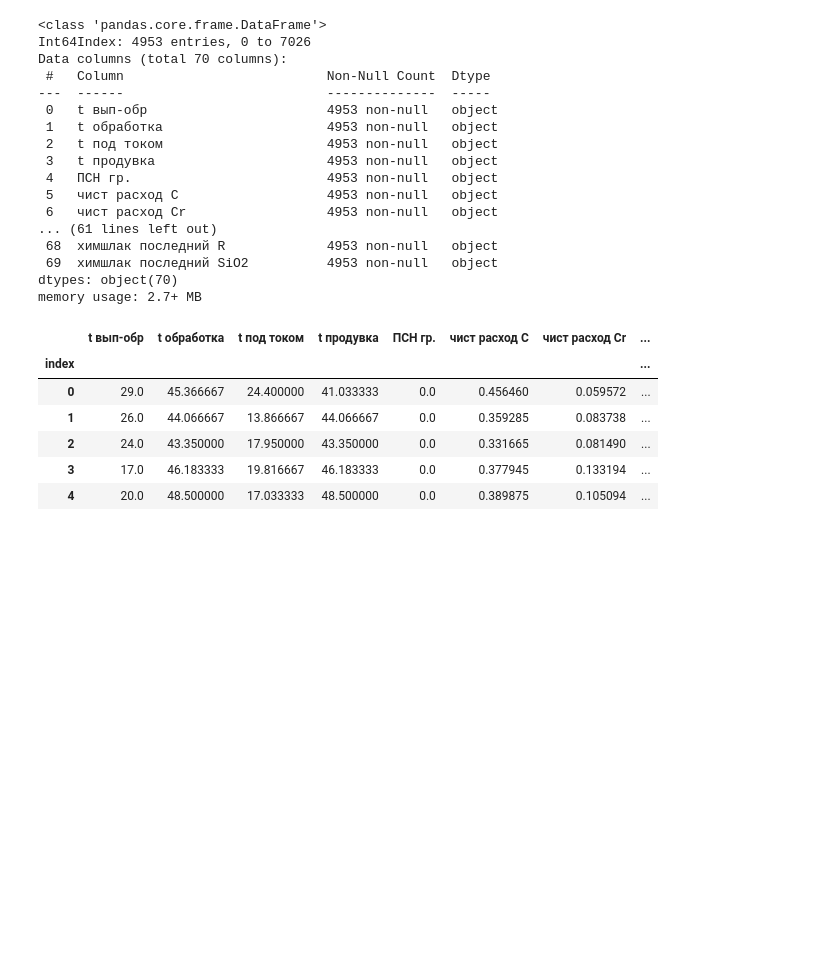
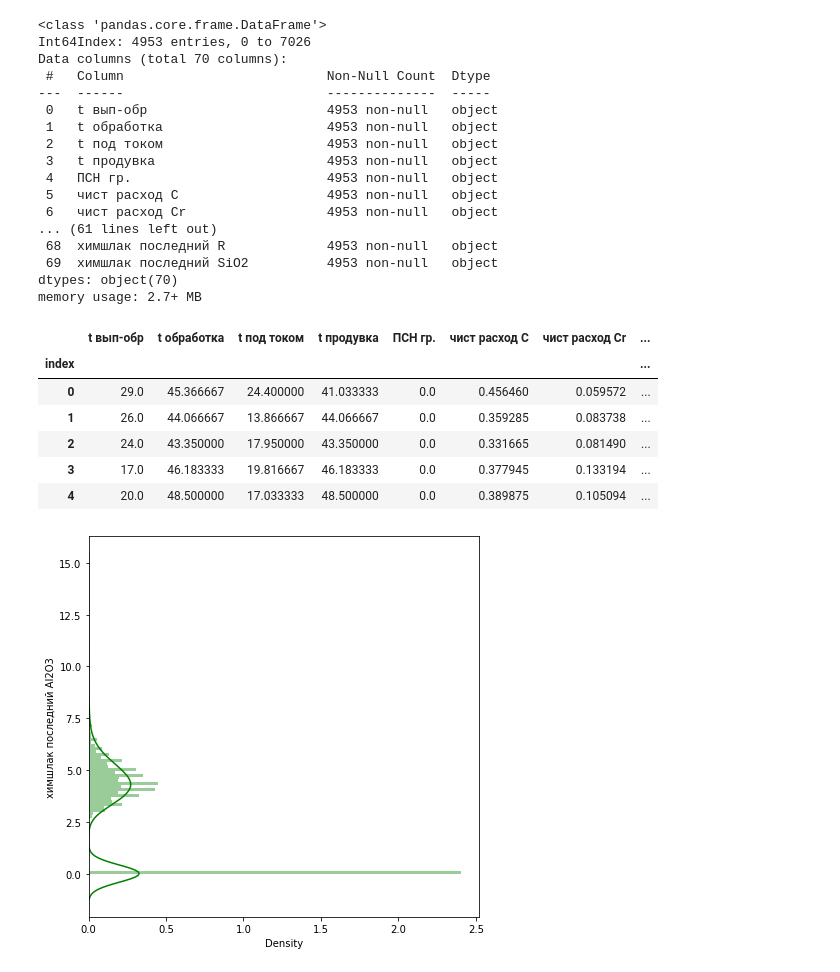
Before and after one commit to OnlyOneUseAcc/Evraz-SCC-prediction, a Jupyter notebook: EDA.ipynb, the cells around one changed output. Drawn from its saved outputs; the diff is of its cells as text; code cells hidden in the pictures; blank space fills up the shorter version.

Commit message:
add plots

```diff
--- a/EDA.ipynb
+++ b/EDA.ipynb
@@ -113,3 +172,14 @@ mark_data.head()
 | 4 | 20.0 | 48.500000 | 17.033333 | 48.500000 | 0.0 | 0.389875 | 0.105094 | ... |
 # %%
 mark_data.to_csv(POST_PROCESSING_DATA, sep='\t', index=False)
+# %%
+import seaborn as sns
+import matplotlib.pyplot as plt
+
+
+plt.figure(figsize=(7, 7))
+sns.distplot(mark_data['химшлак последний Al2O3'], color='g', bins=100, hist_kws={'alpha': 0.4}, vertical=True)
+#plt.show()
+plt.savefig(f'{SOURCE_DATA}target_range_1.png')
+# %% [output]
+[figure, added]
```
Also changed, not shown: parts of 15 cells of this notebook, 7 other files.
